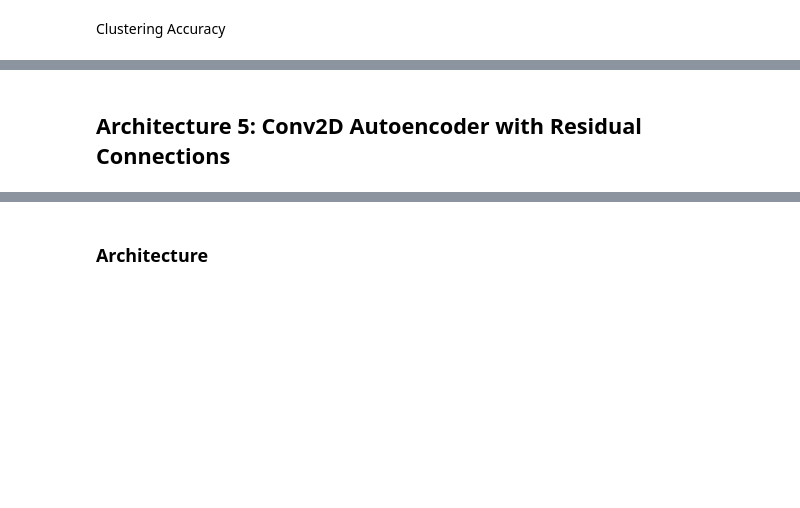
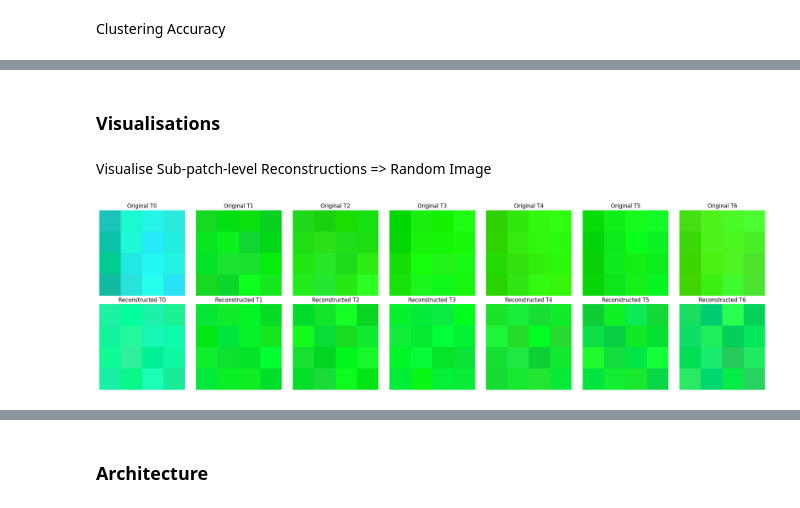
Before and after one commit to bhumikasadbhave/Master-Thesis-SITS, a Jupyter notebook: Modeling/temporal_ae.ipynb, the cells around one changed output, grey strips where cells are left out. Saved outputs shown, nothing was run; the diff lists cells and outputs as text; code cells hidden in the pictures; blank space fills up the shorter version.

```diff
--- a/Modeling/temporal_ae.ipynb
+++ b/Modeling/temporal_ae.ipynb
@@ -635,3 +483,9 @@ print("F2-score:", fmi)
 #     pickle.dump(kmeans, file)
-# %% [markdown]
-## Architecture 5: Conv2D Autoencoder with Residual Connections
+# %% [markdown]
+### Visualisations
+# %% [markdown]
+Visualise Sub-patch-level Reconstructions => Random Image
+# %%
+plot_reconstructed_subpatches_temporal(trained_model, dataloader_train, 1, device)
+# %% [output]
+[figure, added]
```
Also changed, not shown: parts of 130 cells of this notebook, 17 other files.
